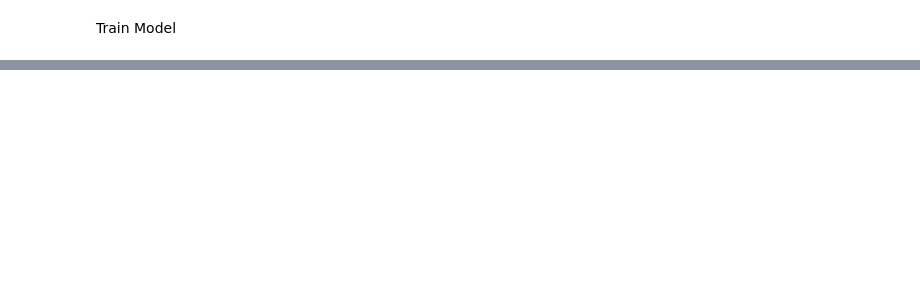
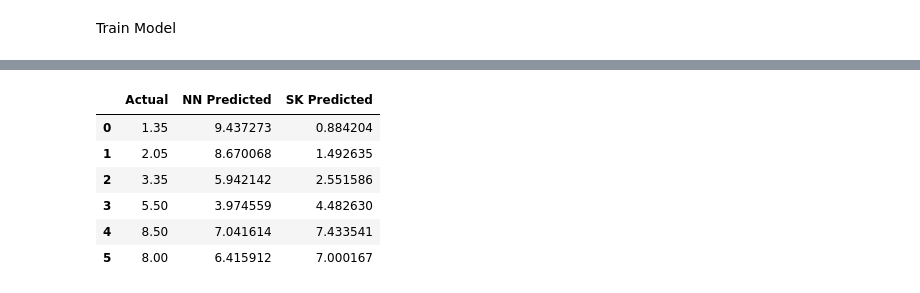
Before and after one commit to RazvanPorojan/metal_python, a Jupyter notebook: Recruitment_Fee_Calculator.ipynb, the cells around one changed output, grey strips where cells are left out. Drawn from its saved outputs; the diff is of its cells as text; code cells hidden in the pictures; blank space fills up the shorter version.

```diff
--- a/Recruitment_Fee_Calculator.ipynb
+++ b/Recruitment_Fee_Calculator.ipynb
@@ -192,0 +226,29 @@ print(model.predict([[ 3.0,30.0,4.0,10.0]])) #8
+# %%
+test_x=[[ 0.0,4.0,0.0,3.0],
+[ 0.0,7.0,1.0,4.0],
+[ 1.0,10.0,1.0,7.0],
+[ 2.0,20.0,2.0,10.0],
+[ 4.0,20.0,4.0,10.0],
+[ 3.0,30.0,4.0,10.0]]
+
+test_y = [1.35,
+2.05,
+3.35,
+5.5,
+8.5,
+8]
+# %%
+nn_pred =model.predict(test_x)
+# %%
+sk_pred = regressor.predict(test_x)
+# %%
+df = pd.DataFrame({'Actual': test_y, 'NN Predicted': nn_pred.squeeze(), "SK Predicted": sk_pred.squeeze()})
+df.head(6)
+# %% [output]
+|  | Actual | NN Predicted | SK Predicted |
+| 0 | 1.35 | 9.437273 | 0.884204 |
+| 1 | 2.05 | 8.670068 | 1.492635 |
+| 2 | 3.35 | 5.942142 | 2.551586 |
+| 3 | 5.50 | 3.974559 | 4.482630 |
+| 4 | 8.50 | 7.041614 | 7.433541 |
+| 5 | 8.00 | 6.415912 | 7.000167 |
```
Also changed, not shown: parts of 22 cells of this notebook.
